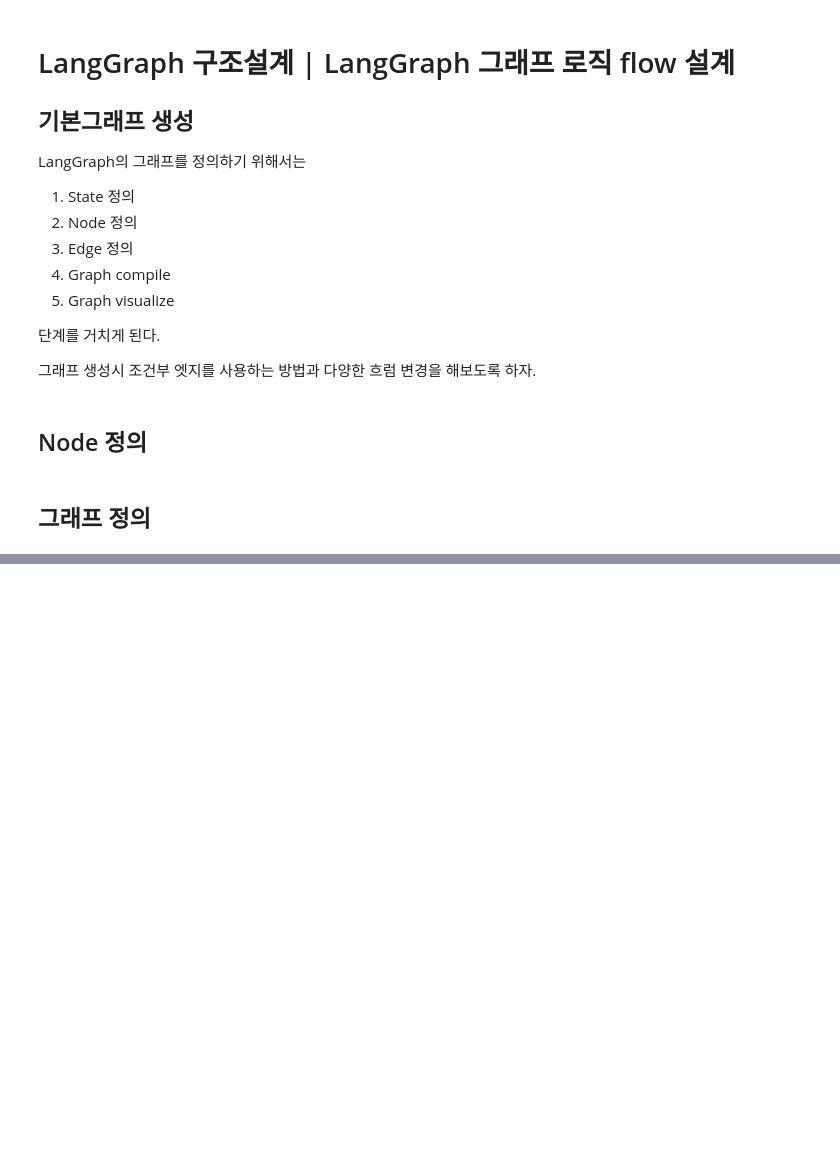
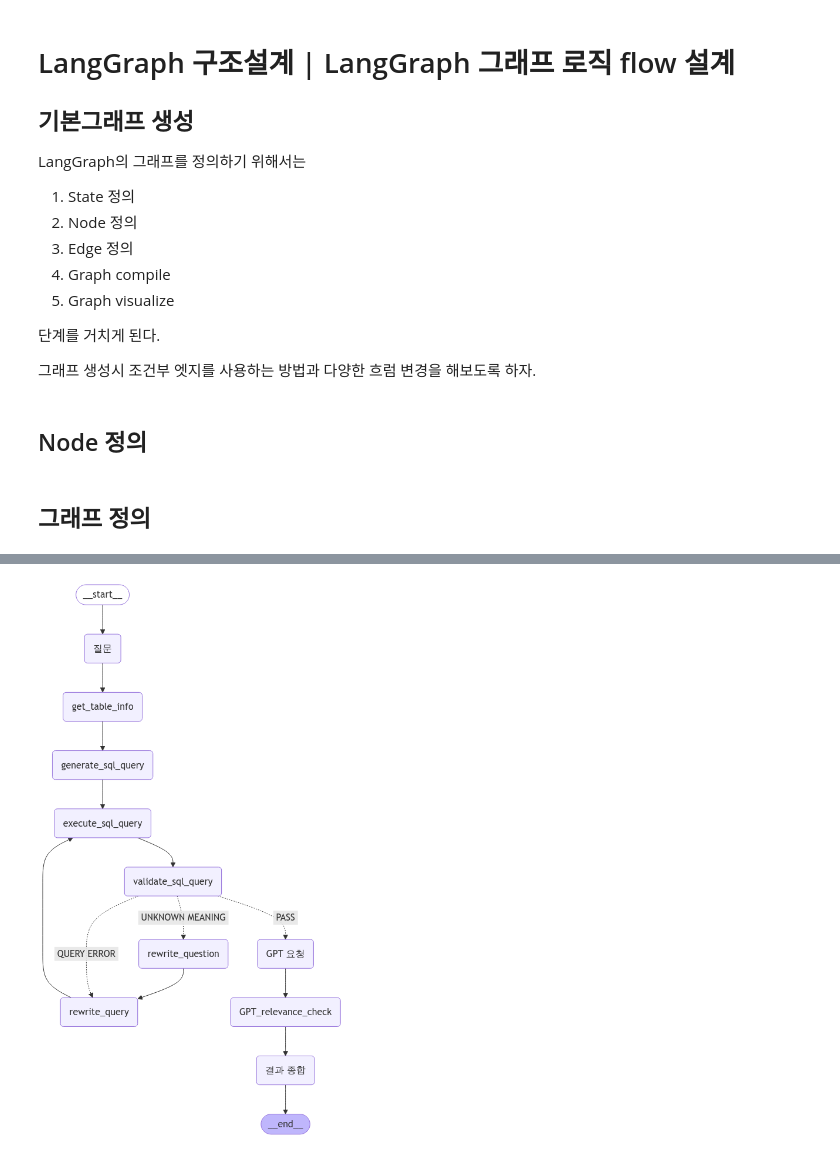
Before and after one commit to ruah0807/langchain, a Jupyter notebook: 04_langgraph/02_structures/01_langgraph_building_graphs.ipynb, the cells around one changed output, grey strips where cells are left out. Drawn from its saved outputs; the diff is of its cells as text; code cells hidden in the pictures; blank space fills up the shorter version.

```diff
--- a/04_langgraph/02_structures/01_langgraph_building_graphs.ipynb
+++ b/04_langgraph/02_structures/01_langgraph_building_graphs.ipynb
@@ -74,6 +74,11 @@ def generate_sql_query(state: GraphState) -> GraphState:
     sql_query = "SQL 쿼리"
     return GraphState(sql_query=sql_query)
 
+def execute_sql_query(state: GraphState) -> GraphState:
+    # Make SQL Query : SQL 쿼리 생성
+    sql_query = "SQL 쿼리"
+    return GraphState(sql_query=sql_query)
+
 def validate_sql_query(state: GraphState) -> GraphState:
     # Validate SQL Query : SQL 쿼리 유효성 검사
     binary_score = "SQL 쿼리 유효성 검사 결과"
@@ -168,0 +229,10 @@ workflow.compile(checkpointer=memory)
+# %%
+# 그래프 시각화
+img = Image(app.get_graph(xray=True).draw_mermaid_png())
+
+with open("graph_structure.png", "wb") as f:
+    f.write(img.data)
+
+display(Image("graph_structure.png"))
+# %% [output]
+[figure, added]
```
Also changed, not shown: parts of 3 cells of this notebook, 14 other files.
